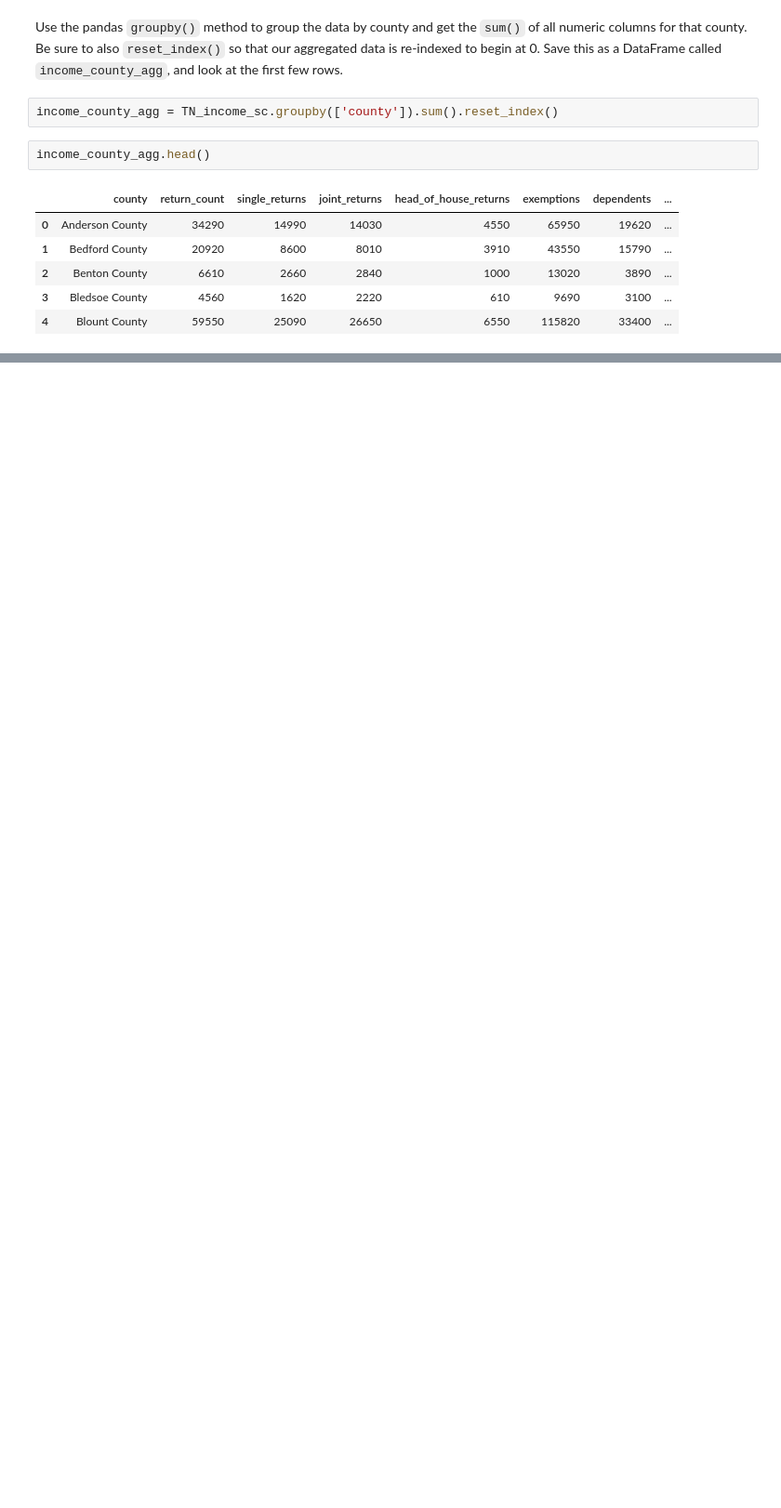
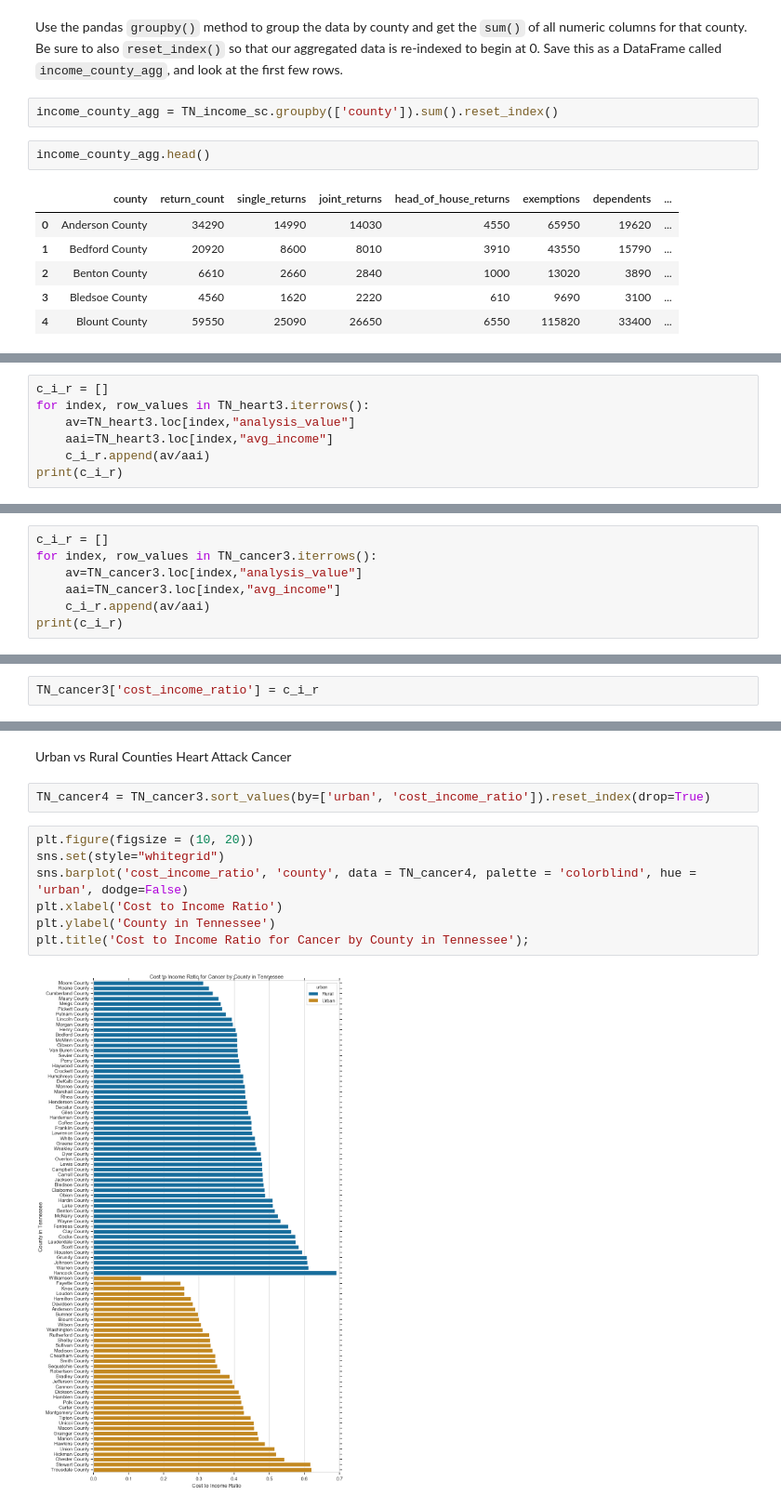
Before and after one commit to staufferalexander/vanderbilt-data-essentials-cohort-2, a Jupyter notebook: Class1_HCcosts_Sept4.19.ipynb, the cells around one changed output, grey strips where cells are left out. Shown at 93% size. Cells and saved outputs as stored; diff of their text form; blank space fills up the shorter version.

```diff
--- a/Class1_HCcosts_Sept4.19.ipynb
+++ b/Class1_HCcosts_Sept4.19.ipynb
@@ -340,0 +489,7 @@ income_county_agg.head()
+# %%
+c_i_r = []
+for index, row_values in TN_heart3.iterrows():
+    av=TN_heart3.loc[index,"analysis_value"]
+    aai=TN_heart3.loc[index,"avg_income"]
+    c_i_r.append(av/aai)
+print(c_i_r)
@@ -340,0 +513,7 @@ income_county_agg.head()
+# %%
+c_i_r = []
+for index, row_values in TN_cancer3.iterrows():
+    av=TN_cancer3.loc[index,"analysis_value"]
+    aai=TN_cancer3.loc[index,"avg_income"]
+    c_i_r.append(av/aai)
+print(c_i_r)
@@ -340,0 +522,2 @@ income_county_agg.head()
+# %%
+TN_cancer3['cost_income_ratio'] = c_i_r
@@ -340,0 +558,15 @@ income_county_agg.head()
+# %% [markdown]
+Urban vs Rural Counties
+    Heart Attack
+    Cancer
+# %%
+TN_cancer4 = TN_cancer3.sort_values(by=['urban', 'cost_income_ratio']).reset_index(drop=True)
+# %%
+plt.figure(figsize = (10, 20))
+sns.set(style="whitegrid")
+sns.barplot('cost_income_ratio', 'county', data = TN_cancer4, palette = 'colorblind', hue = 'urban', dodge=False)
+plt.xlabel('Cost to Income Ratio')
+plt.ylabel('County in Tennessee')
+plt.title('Cost to Income Ratio for Cancer by County in Tennessee');
+# %% [output]
+[figure, added]
```
Also changed, not shown: parts of 52 cells of this notebook.
